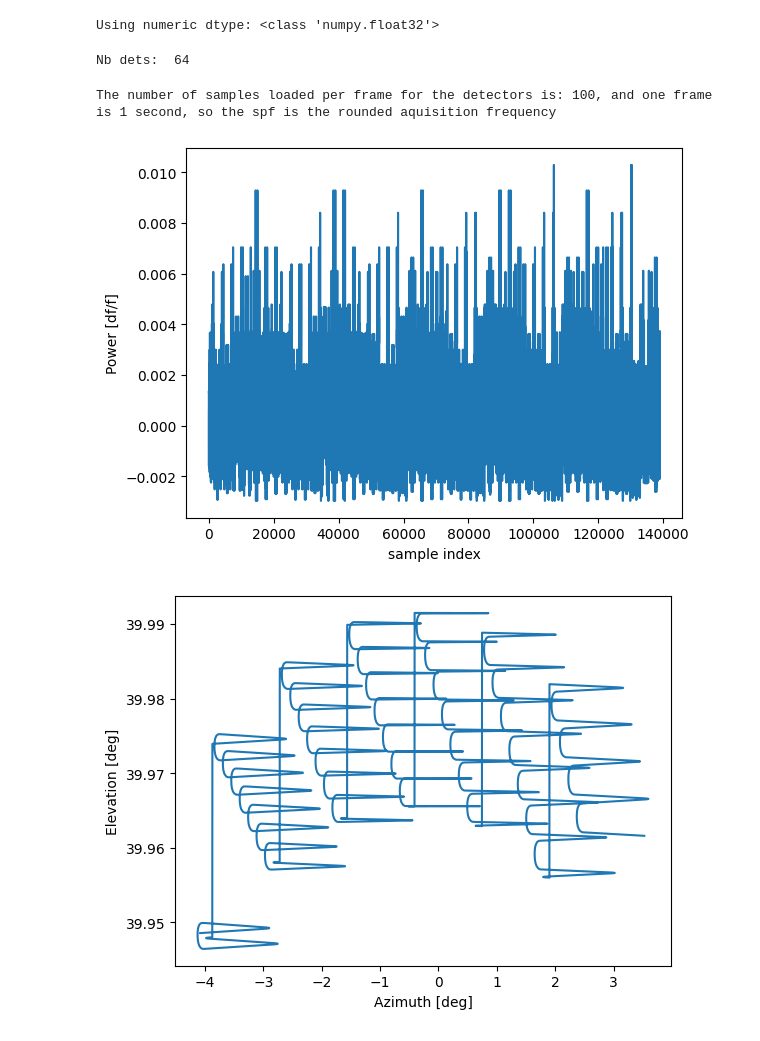
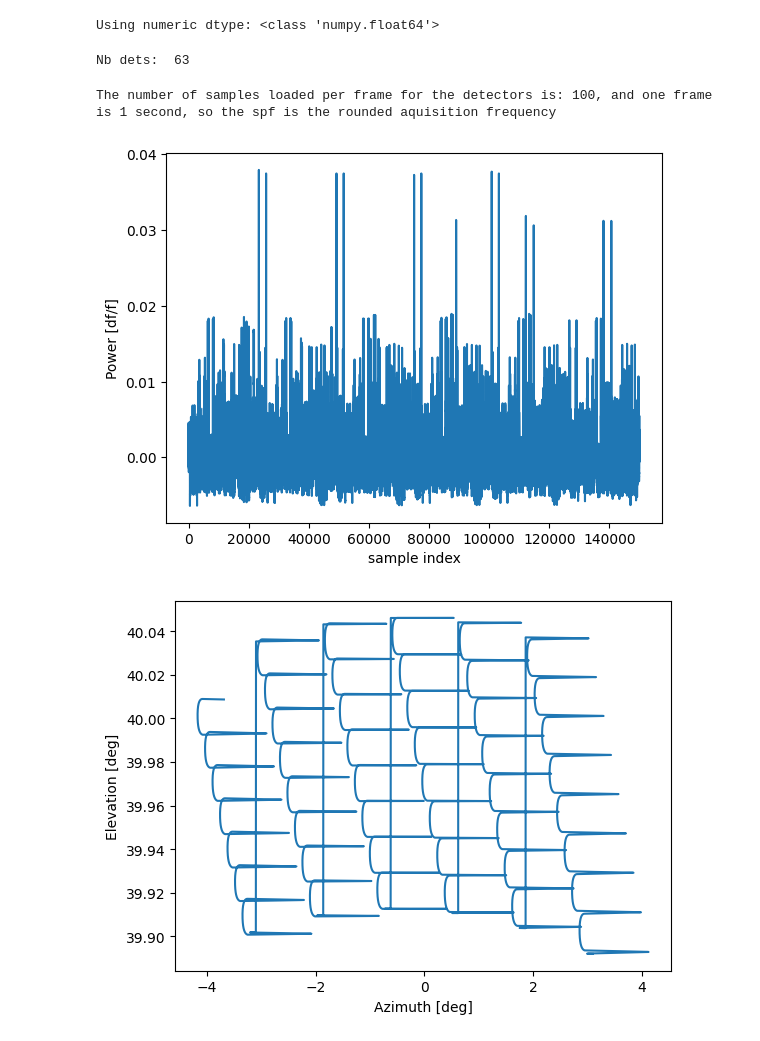
Before and after one commit to tim-balloon/TIM_analysis, a Jupyter notebook: namap/namap_notebook_example.ipynb, the cells around one changed output. Cells and saved outputs as stored; diff of their text form; code cells hidden in the pictures.

```diff
--- a/namap/namap_notebook_example.ipynb
+++ b/namap/namap_notebook_example.ipynb
@@ -29,16 +26,11 @@ import time
 #This notebook corresponds to the namap_main.py script to be runned with: python namap_main.py --params-file PAR_FILES/params_namap.par
 # %%
-P = load_par_file('PAR_FILES/params_namap.par')
+P = ld.load_params('PAR_FILES/params_namap.par')
 
 _prec = str(P['precision'].lower()) #Select the precision: 64, 32 or 16B
 
 num_frames, first_frame = P['num_frames'], P['first_frame'] #frames to be loaded
 #1 frame is defined as 1 second of integration time.
-
-#Also need to be implemented.
-telemetry = P['telemetry']
-
-#So far, only 'RA and DEC' is implemented and working.
 
 if P['input_ctype'] == 'RA and DEC':
     coord1 = str('RA')
@@ -57,14 +49,15 @@ elif P['input_ctype'] == 'XY Stage':
     coord2 = str('Y')
     xystage = True
 
-
-#Cleaning data parameters <-- needs to be tuned with real data
+#Pre-processing parameters for TODs
 highpassfreq = P['highpassfreq']
 polynomialorder = P['polynomialorder']
 despike_bool = P['despike']
 sigma,prominence = P['sigma'],P['prominence']
 sigma_clipping_bool = ['sigma_clipping']
 low_thresh, high_thresh = P['low_thresh'], P['high_thresh']
+if(P['downsample_frequency'] is not None): downsample = True
+else: downsample = False
 #Beam convolution parameters
 convolution, std = P['gaussian_convolution'], P['std']
 #---------------------------------
@@ -88,10 +81,10 @@ except KeyError:
     raise ValueError(f"Unsupported precision '{_prec}'. Choose float16/32/64 or 16/32/64.")
 print(f"Using numeric dtype: {DT}")
 # %% [output]
-Using numeric dtype: <class 'numpy.float32'>
+Using numeric dtype: <class 'numpy.float64'>
 # %%
 #Load the name of the KIDs to be analyse.
-filepath = P['hdf5_file']
+filepath = P['input_file']
 btable = tb.Table.read(P['detector_table'], format='ascii.tab')
 
 #If an electromagnetic frequency list is provided, then load all the detectors sensitive to them.
@@ -110,7 +103,7 @@ kid_num = filtered['Name']
 #if(nbdets is not None): kid_num = filtered['Name'][:nbdets]
 print('Nb dets: ', len(kid_num))
 # %% [output]
-Nb dets:  64
+Nb dets:  63
 # %%
 #load the boresight offsets in CROSS-EL and EL of the selected detectors.
 dettable = ld.det_table(kid_num, P['detector_table'])
@@ -118,25 +111,27 @@ det_off, _,_ = dettable.loadtable() #noise_det, resp
 # %%
 #load the timestreams and the coordinates.
 #----------------------------------
 #Load the data
-dataload = ld.data_value(filepath, kid_num, coord1, coord2, first_frame, num_frames,  DT, IT)
-det_data, coord1_data, coord2_data, lst_data, lat_data, spf_data, spf_coord, lat_spf = dataload.values()
+dataload = ld.data_value( det_path=filepath, det_name=kid_num, coord1_name=coord1, coord2_name=coord2, startframe=first_frame,
+                numframes=num_frames, despike=despike_bool, sigma=sigma, prominence=prominence, downsample=downsample, freq_target=P['downsample_frequency'],
+                DT=DT, IT=IT, P=P)
+timemap, det_data, ctime, coord1_data, coord2_data, turnaround_flags, lst_data, lat_data, spf_data, spf_coord, lat_spf = dataload.values()
 #-------------------------------
 
 plt.plot(det_data[0])
 plt.xlabel('sample index')
 plt.ylabel('Power [df/f]')
 plt.figure()
 plt.plot(coord1_data, coord2_data,)
 
 plt.xlabel('Azimuth [deg]')
 plt.ylabel('Elevation [deg]')
 
 print(f'The number of samples loaded per frame for the detectors is: {spf_data:.0f}, and one frame is 1 second, so the spf is the rounded aquisition frequency')
 # %% [output]
 The number of samples loaded per frame for the detectors is: 100, and one frame is 1 second, so the spf is the rounded aquisition frequency
-[figure, old version]
+[figure, new version]
-[figure, old version]
+[figure, new version]
 # %%
 #---------------------------------
 #First remove noise peaks and discard TODs with large & low variance.
```
Also changed, not shown: parts of 6 cells of this notebook, 1 other file.
